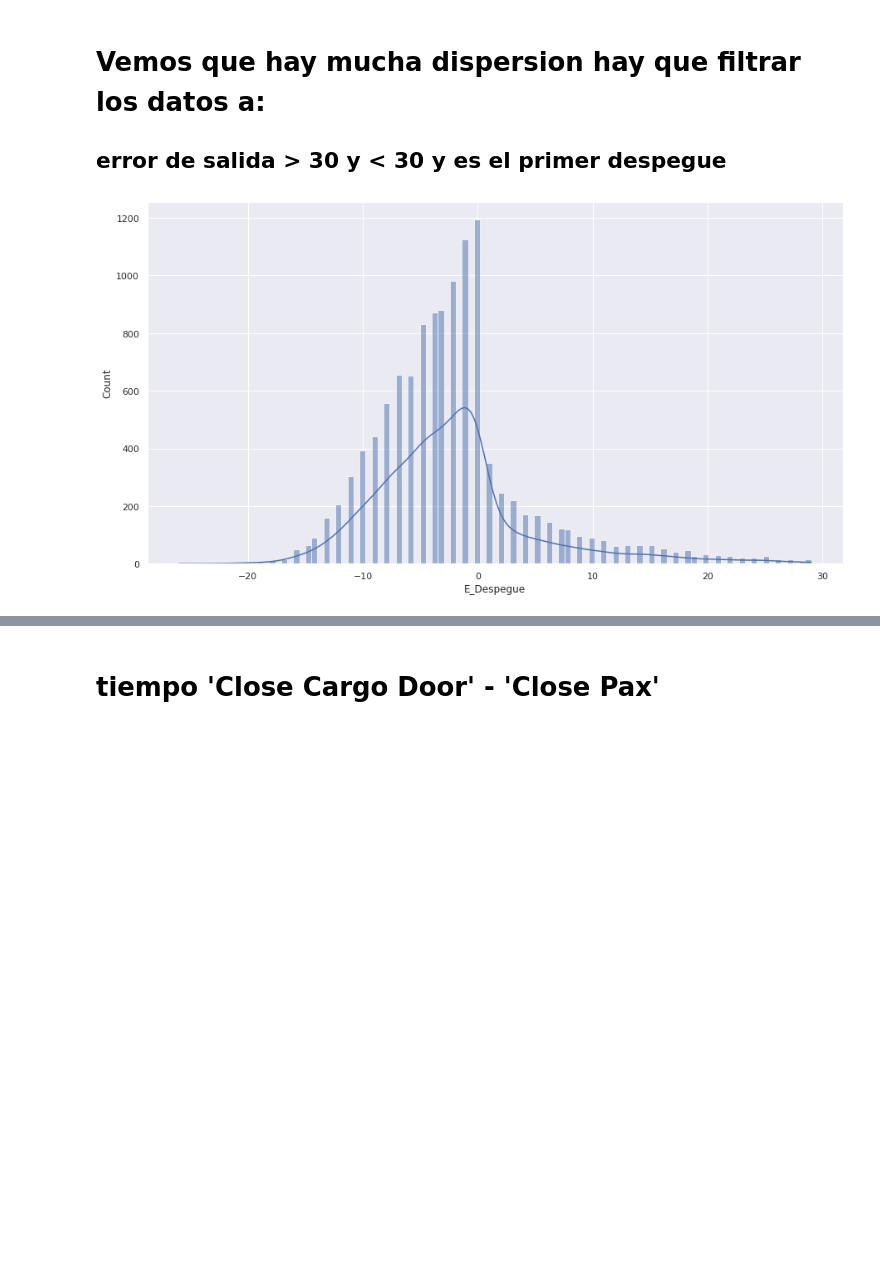
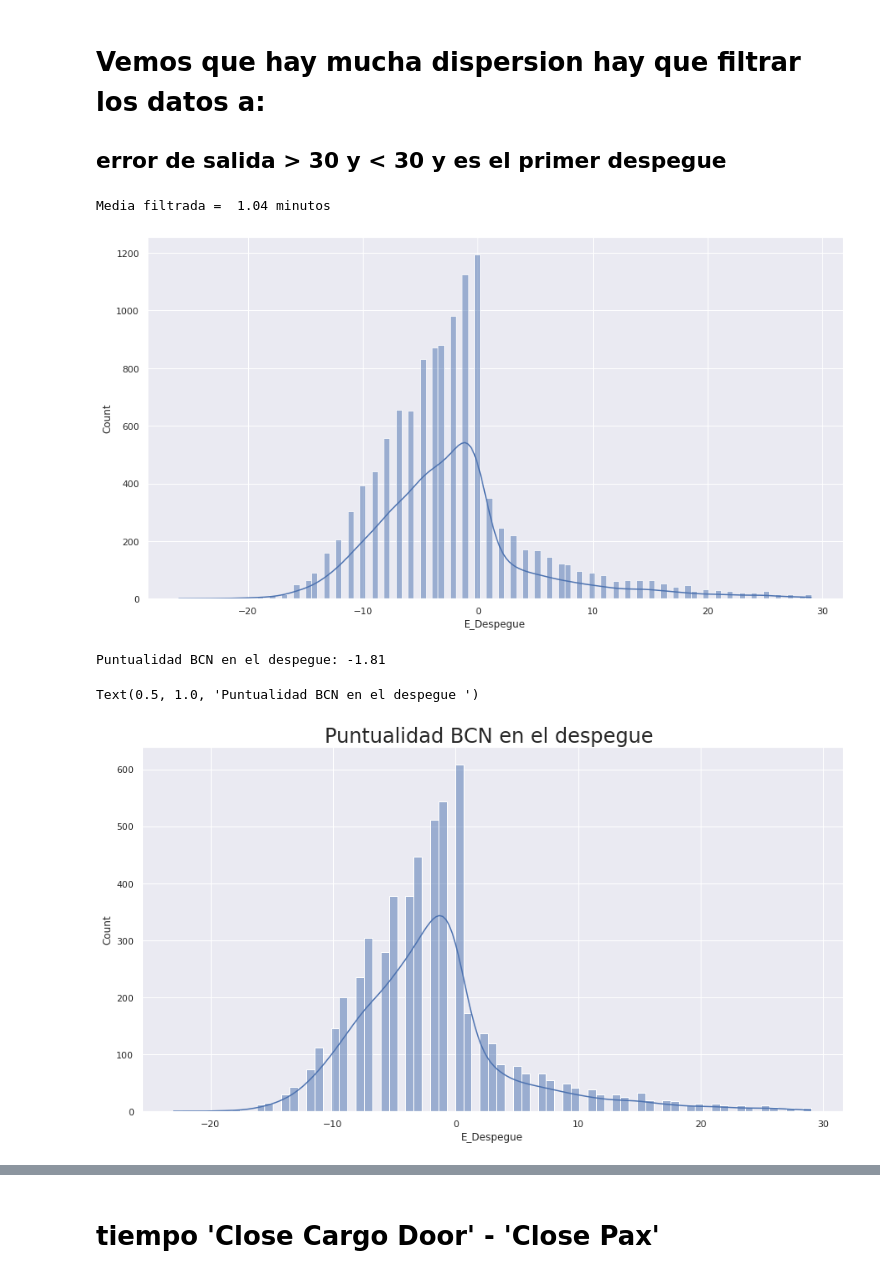
Before and after one commit to JMML2021/Analisis-Compa-ia-Aerea-Espa-ola, a Jupyter notebook: Calculo Vueling 2022 con codigos Rev G.ipynb, the cells around one changed output, grey strips where cells are left out. Drawn from its saved outputs; the diff is of its cells as text; code cells hidden in the pictures; blank space fills up the shorter version.

```diff
--- a/Calculo Vueling 2022 con codigos Rev G.ipynb
+++ b/Calculo Vueling 2022 con codigos Rev G.ipynb
@@ -480,20 +483,28 @@ dfEliminarOutliers= ((df2['Secuencia']== 1) & (df2['E_Despegue']< 30) & (df2['E_
 df2 = df[dfEliminarOutliers]
 sns.histplot(data= df2.E_Despegue, kde= True)
 print()
-#print('Media filtrada = ', round(df1['E_Despegue'].mean(),2), 'minutos')
+print('Media filtrada = ', round(df1['E_Despegue'].mean(),2), 'minutos')
 #print(df2[['Secuencia', 'E_Despegue', 'AeropuertoKey1' ]])
 # %% [output]
+Media filtrada =  1.04 minutos
 [figure]
 # %%
 # Para saber la puntualidad solo de Barcelona
 df2barcelonaPuntualida = (df2['DEP']== 'BCN')
 
 
 df2BarcelonaPuntualida = df2[df2barcelonaPuntualida]
 df2barcelonaPuntualida.head()
 
 #df2BarcelonaPuntualida.head()
 puntualidadBCN = round((df2BarcelonaPuntualida['E_Despegue'].mean()),2)#
+print('Puntualidad BCN en el despegue:' , puntualidadBCN )
 #print(df2BarcelonaPuntualida[[ 'DATE',   'FLT',     'REG',  'AC', 'DEP',  'ARR']] )
+sns.histplot(data= df2BarcelonaPuntualida.E_Despegue, kde= True).set_title('Puntualidad BCN en el despegue ', fontsize = 24)
+#ax.set_title('Puntualidad principales aeropuertos en el 1 Despegue:', fontsize = 24)
+# %% [output]
+Puntualidad BCN en el despegue: -1.81
+Text(0.5, 1.0, 'Puntualidad BCN en el despegue ')
+[figure, added]
 # %%
 # Intervalos de Confianza por aeropuerto
```
Also changed, not shown: parts of 28 cells of this notebook.
